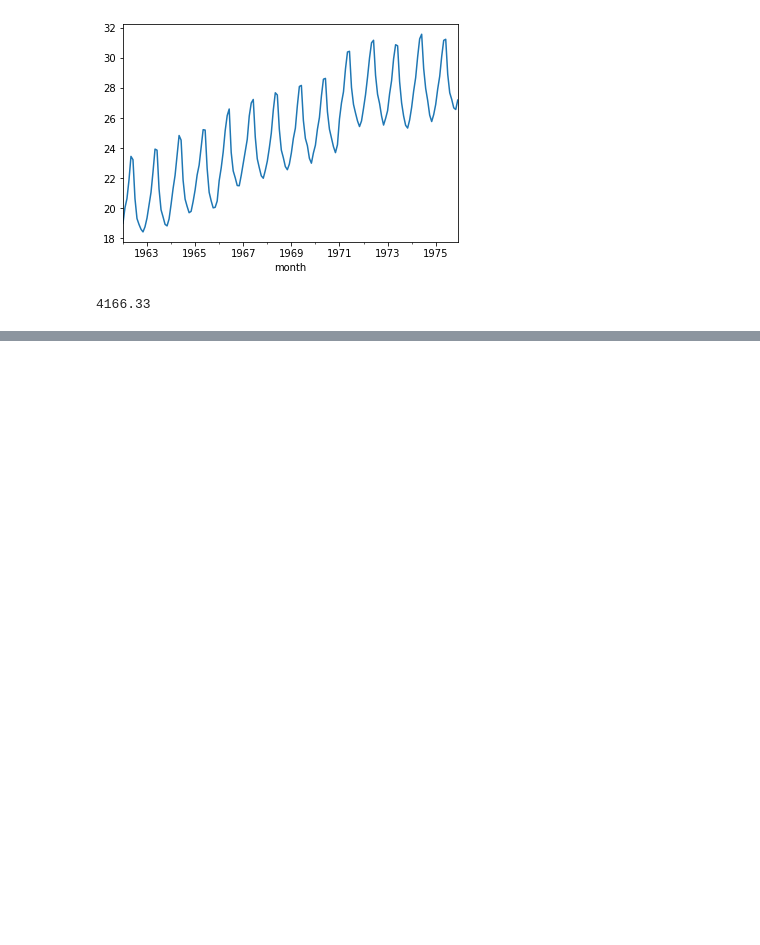
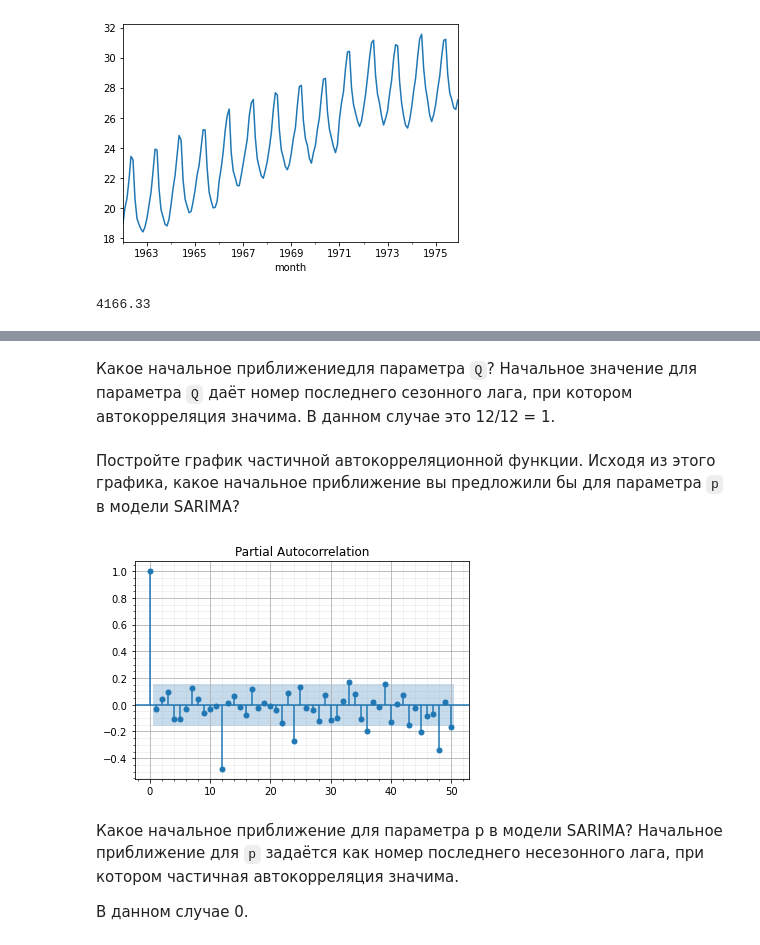
Before and after one commit to mxteen/courses, a Jupyter notebook: MIPT_Yandex_ML_and_DataAnalysis/5_data_analysis_applied_tasks/2_monthly-milk-production.ipynb, the cells around one changed output, grey strips where cells are left out. Cells and saved outputs as stored; diff of their text form; code cells hidden in the pictures; blank space fills up the shorter version.

```diff
--- a/MIPT_Yandex_ML_and_DataAnalysis/5_data_analysis_applied_tasks/2_monthly-milk-production.ipynb
+++ b/MIPT_Yandex_ML_and_DataAnalysis/5_data_analysis_applied_tasks/2_monthly-milk-production.ipynb
@@ -89,0 +167,17 @@ round(milk['production_per_day'].sum(), 2)
+# %% [markdown]
+Какое начальное приближениедля параметра `Q`? Начальное значение для параметра `Q` даёт номер последнего сезонного лага, при котором автокорреляция значима. В данном случае это 12/12 = 1.
+# %% [markdown]
+Постройте график частичной автокорреляционной функции. Исходя из этого графика, какое начальное приближение вы предложили бы для параметра `p` в модели SARIMA?
+# %%
+sm.graphics.tsa.plot_pacf(
+    milk['prod_per_day_diff_12_1'].dropna().values.squeeze(), lags=50)
+plt.grid(b=True, which='major', linestyle='-')
+plt.grid(b=True, which='minor', linestyle='-', alpha=0.2)
+plt.minorticks_on()
+plt.show()
+# %% [output]
+[figure, added]
+# %% [markdown]
+Какое начальное приближение для параметра p в модели SARIMA? Начальное приближение для `p` задаётся как номер последнего несезонного лага, при котором частичная автокорреляция значима.
+
+В данном случае 0.
```
Also changed, not shown: parts of 18 cells of this notebook.
